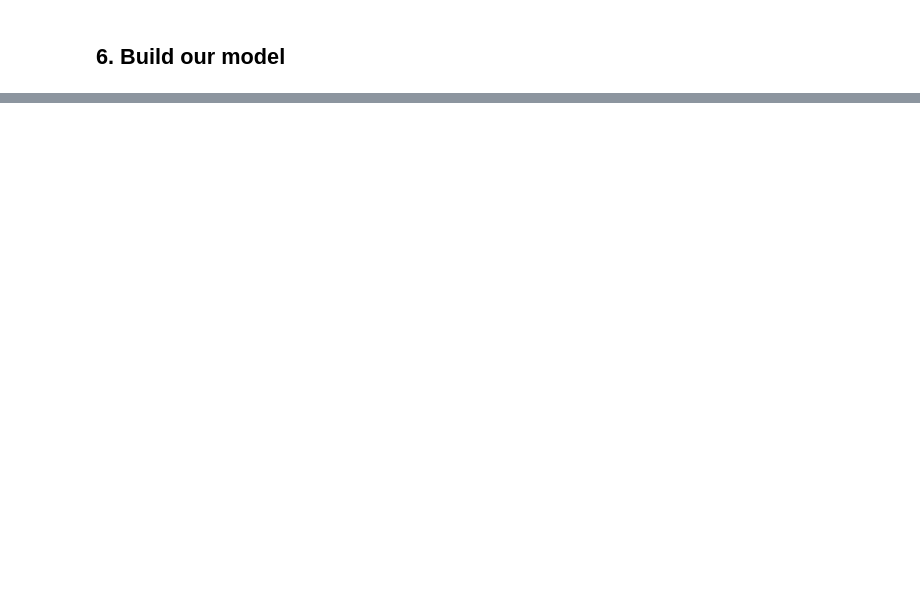
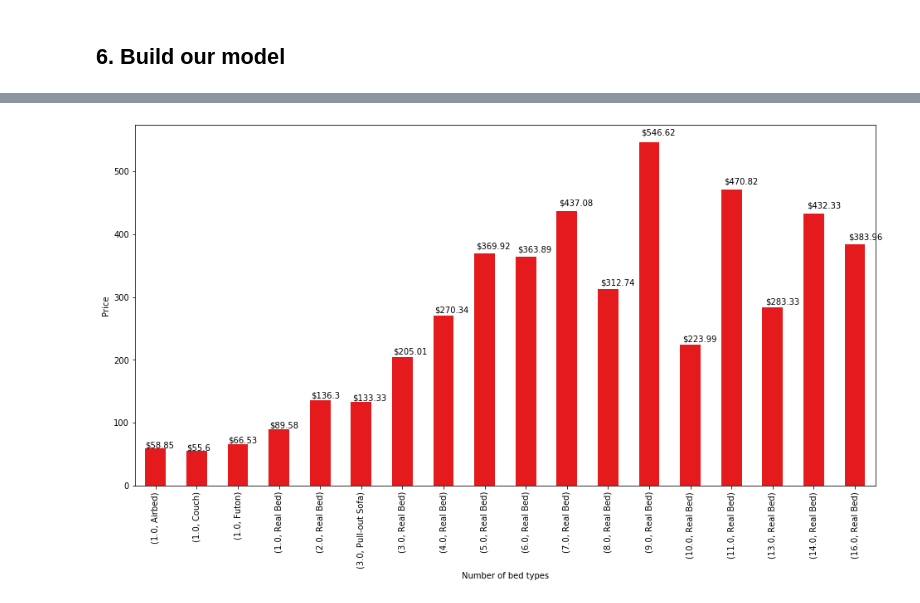
Before and after one commit to sebastian-chang/ga_ds_final, a Jupyter notebook: part_3_clean.ipynb, the cells around one changed output, grey strips where cells are left out. Cells and saved outputs as stored; diff of their text form; code cells hidden in the pictures; blank space fills up the shorter version.

```diff
--- a/part_3_clean.ipynb
+++ b/part_3_clean.ipynb
@@ -429,0 +637,10 @@ neg_rmse = make_scorer(neg_rmse)
+# %%
+# Plot average price of number of beds.
+ax = drop_rating_ind_outliers_la_airbnb.loc[:, ['price', 'beds', 'bed_type']].groupby(['beds', 'bed_type']).mean().plot(kind = 'bar', legend = False,
+                                                                                                                        colormap = 'Set1', figsize = (16, 8))
+for p in ax.patches:
+    ax.annotate('$' + str(round(p.get_height(), 2)), (p.get_x() * 1.005, p.get_height() * 1.02))
+    ax.set_xlabel('Number of bed types')
+    ax.set_ylabel('Price')
+# %% [output]
+[figure, added]
```
Also changed, not shown: parts of 34 cells of this notebook, 1 other file.
